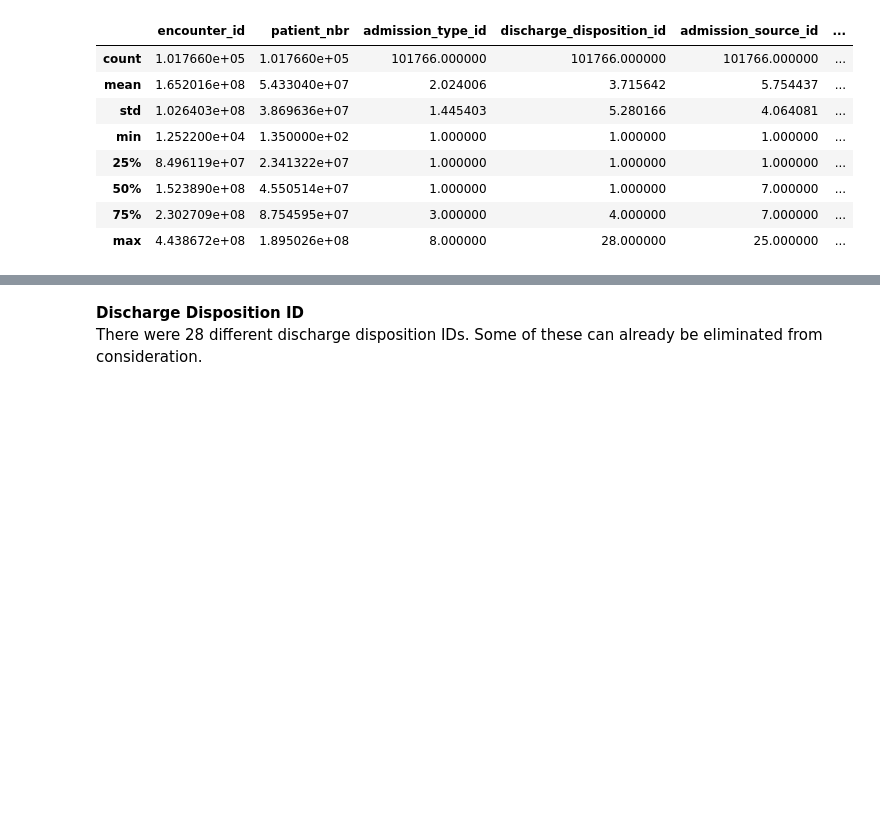
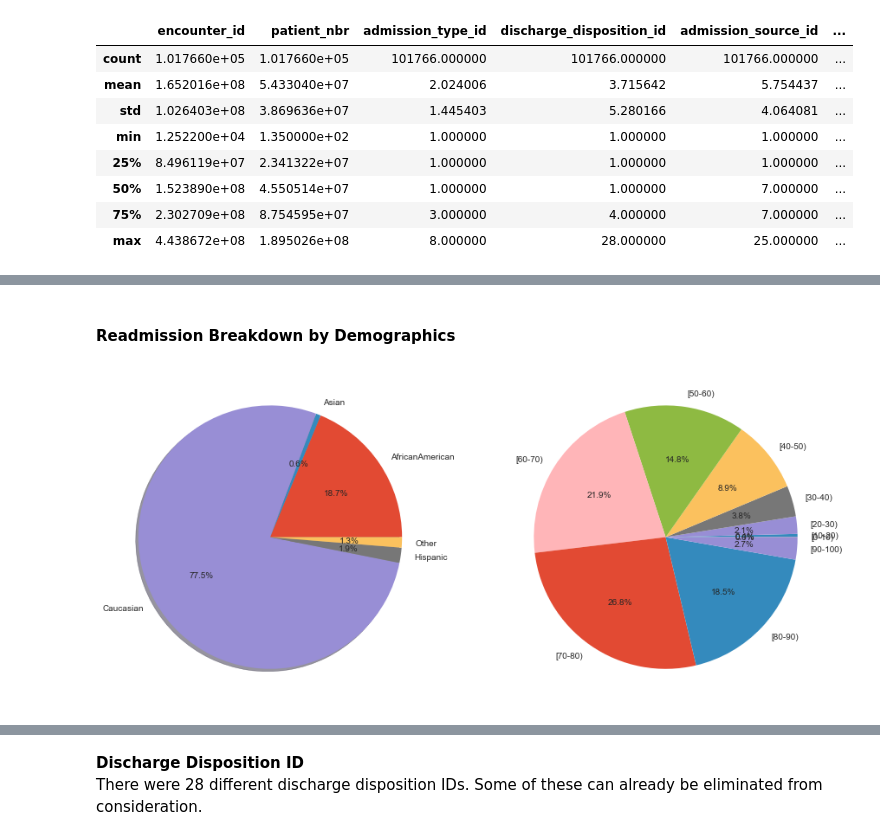
Before and after one commit to clstaub/Predicting_Hospital_Readmissions, a Jupyter notebook: Predicting_Hospital_Readmissions.ipynb, the cells around one changed output, grey strips where cells are left out. Drawn from its saved outputs; the diff is of its cells as text; code cells hidden in the pictures; blank space fills up the shorter version.

```diff
--- a/Predicting_Hospital_Readmissions.ipynb
+++ b/Predicting_Hospital_Readmissions.ipynb
@@ -96,0 +150,32 @@ plt.show()
+# %% [markdown]
+#### Readmission Breakdown by Demographics
+# %%
+#Get breakdowns of various dempgraphics. First create a mask to filter for
+#patients that were readmitted in fewer than 30 days.
+mask = df['readmitted'] == '<30'
+readmitsdf = df[mask]
+
+
+readmitrace = pd.DataFrame(readmitsdf.groupby(readmitsdf.race).size())
+readmitrace = readmitrace.reset_index()
+readmitrace.columns = ['race','count']
+readmitrace['percent'] = readmitrace['count'] / sum(readmitrace['count'])
+
+readmitage = pd.DataFrame(readmitsdf.groupby(readmitsdf.age).size())
+readmitage = readmitage.reset_index()
+readmitage.columns = ['age', 'count']
+readmitage['percent'] = readmitage['count'] / sum(readmitage['count'])
+# age = pd.DataFrame(df.groupby(df.age).size())
+# gender = pd.DataFrame(df.groupby(df.gender).size())
+# weight = pd.DataFrame(df.groupby(df.weight).size())
+
+fig, ax = plt.subplots(1,2,figsize=(15,15))
+ax[0].pie(readmitrace['percent'], labels=readmitrace['race'], autopct='%1.1f%%', shadow=True)
+ax[0].set_title = 'Readmission by Race'
+
+
+ax[1].pie(readmitage['percent'], labels=readmitage['age'], autopct='%1.1f%%', shadow=False)
+plt.tight_layout
+ax[1].set_title = 'Readmission by Age'
+# %% [output]
+[figure, added]
```
Also changed, not shown: parts of 35 cells of this notebook, 1 other file.
